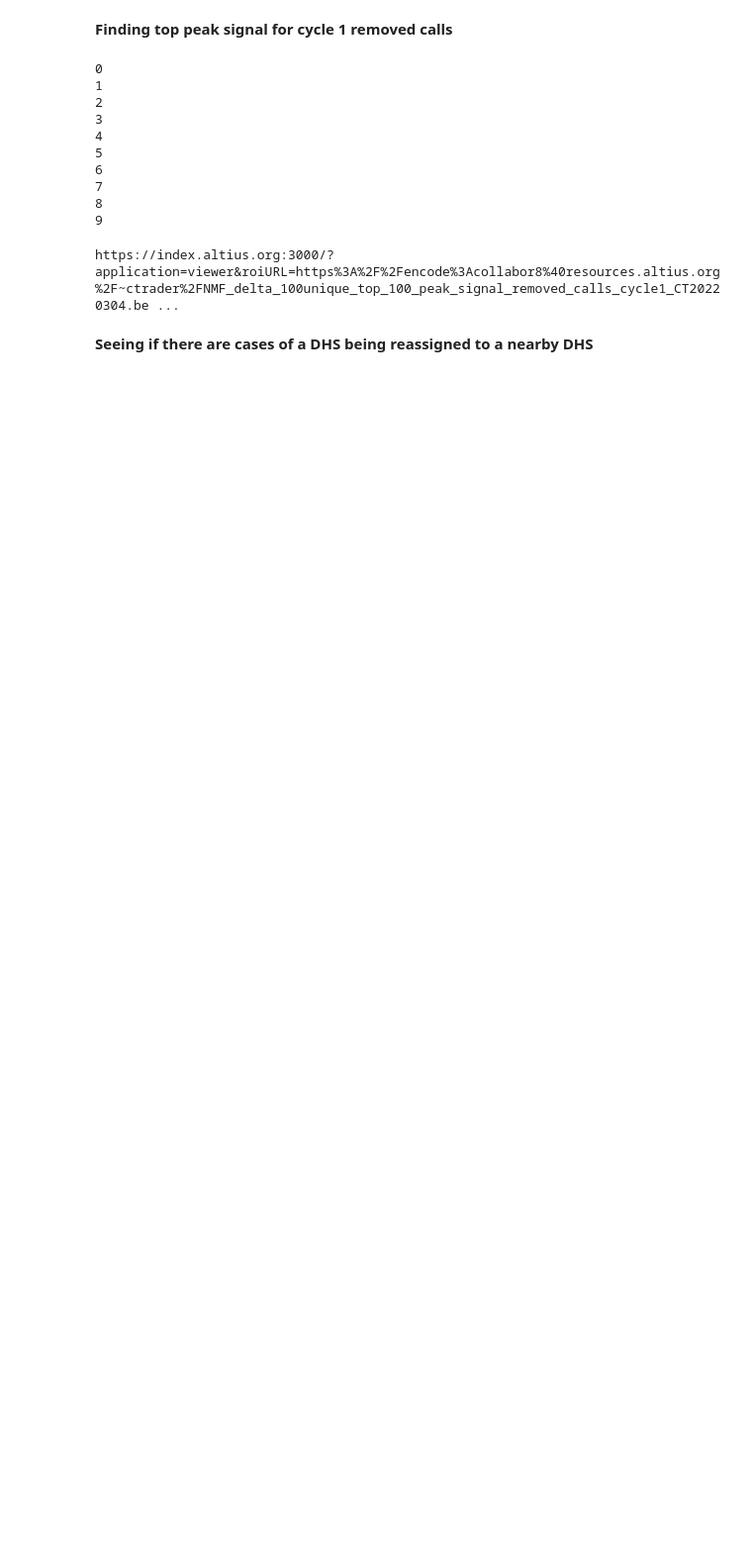
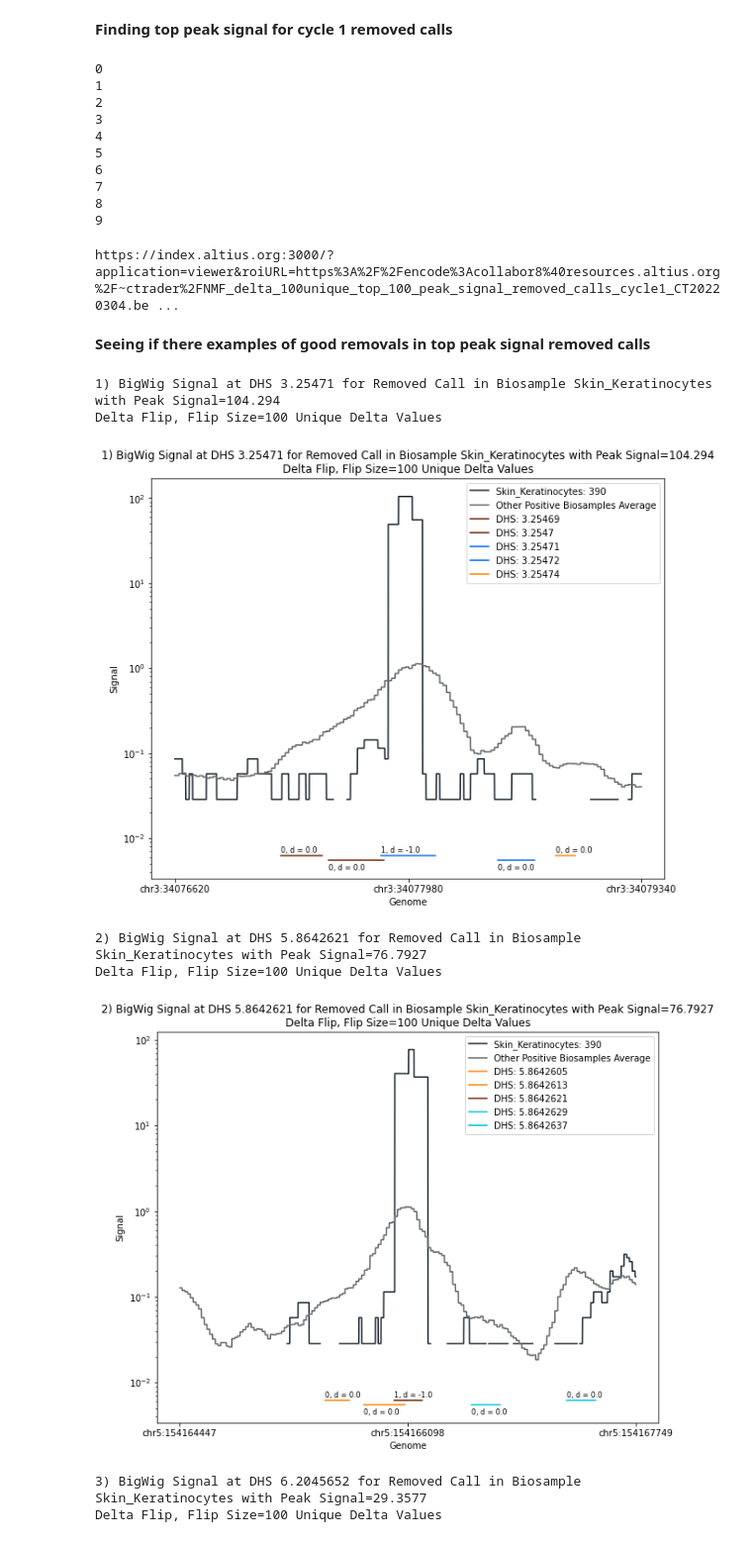
Before and after one commit to meuleman/gilbertAPI, a Jupyter notebook: recommendersystems/NMF/DHS/quality_of_NMF_fill_in_individual_call_signal_profile_examples_100unique_per_cycle.ipynb, the cells around one changed output. Shown at 99% size. Drawn from its saved outputs; the diff is of its cells as text; code cells hidden in the pictures; blank space fills up the shorter version.

Commit message:
function to make plots with multiple DHSs

```diff
--- a/recommendersystems/NMF/DHS/quality_of_NMF_fill_in_individual_call_signal_profile_examples_100unique_per_cycle.ipynb
+++ b/recommendersystems/NMF/DHS/quality_of_NMF_fill_in_individual_call_signal_profile_examples_100unique_per_cycle.ipynb
@@ -98,4 +98,4 @@ print(link_path)
 # %% [output]
 https://index.altius.org:3000/?application=viewer&roiURL=https%3A%2F%2Fencode%3Acollabor8%40resources.altius.org%2F~ctrader%2FNMF_delta_100unique_top_100_peak_signal_removed_calls_cycle1_CT20220304.be ...
 # %% [markdown]
-**Seeing if there are cases of a DHS being reassigned to a nearby DHS**
+**Seeing if there examples of good removals in top peak signal removed calls**
@@ -103,0 +117,12 @@ cycle0_dhs_arr = np.load('/home/ctrader/Hold/DHS/dat_bin_FDR01_hg38_bool_array.n
+# %%
+for i in range(20):
+    plotting_signal(i)
+# %% [output]
+1) BigWig Signal at DHS 3.25471 for Removed Call in Biosample Skin_Keratinocytes with Peak Signal=104.294
+Delta Flip, Flip Size=100 Unique Delta Values
+[figure, added]
+2) BigWig Signal at DHS 5.8642621 for Removed Call in Biosample Skin_Keratinocytes with Peak Signal=76.7927
+Delta Flip, Flip Size=100 Unique Delta Values
+[figure, added]
+3) BigWig Signal at DHS 6.2045652 for Removed Call in Biosample Skin_Keratinocytes with Peak Signal=29.3577
+Delta Flip, Flip Size=100 Unique Delta Values
```
Also changed, not shown: parts of 15 cells of this notebook.
